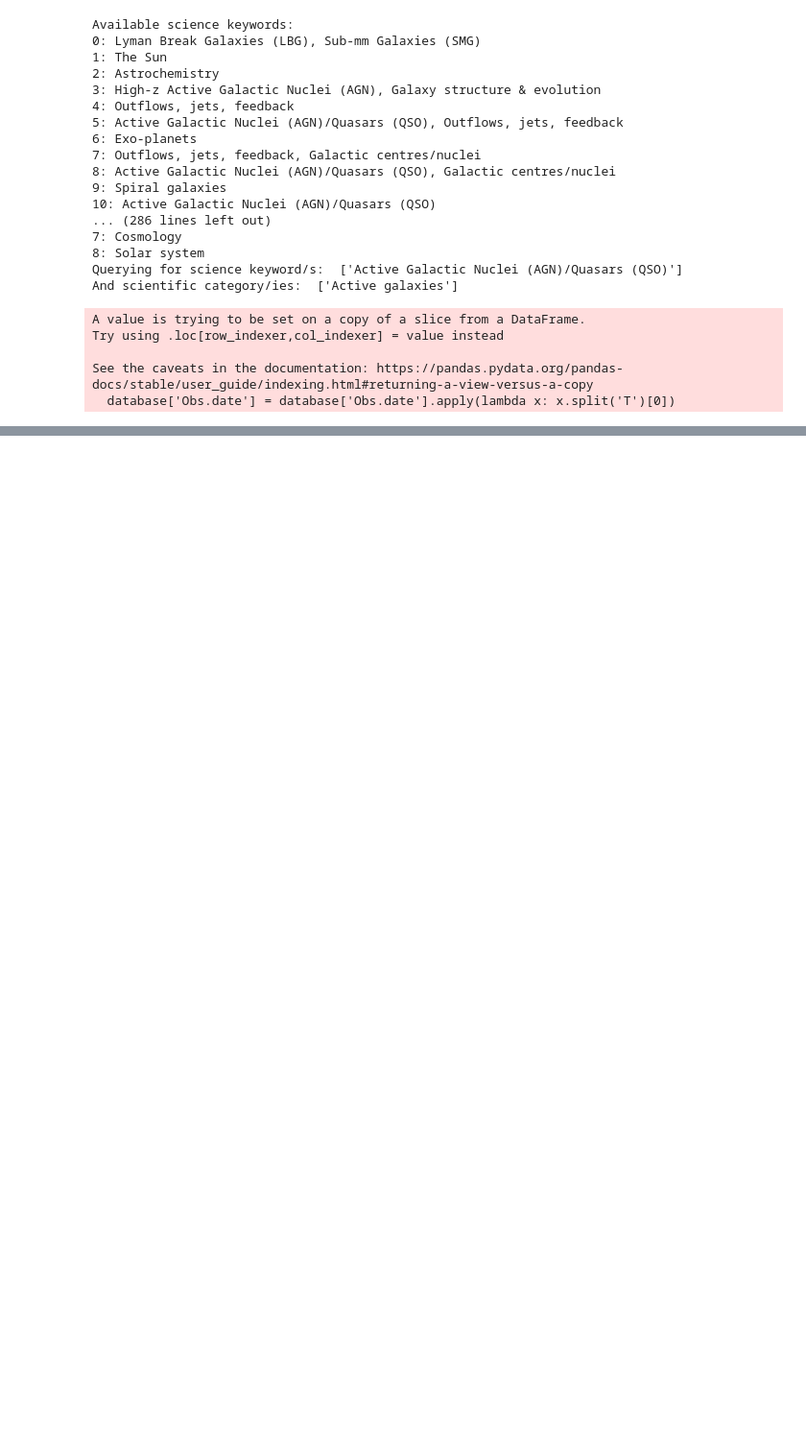
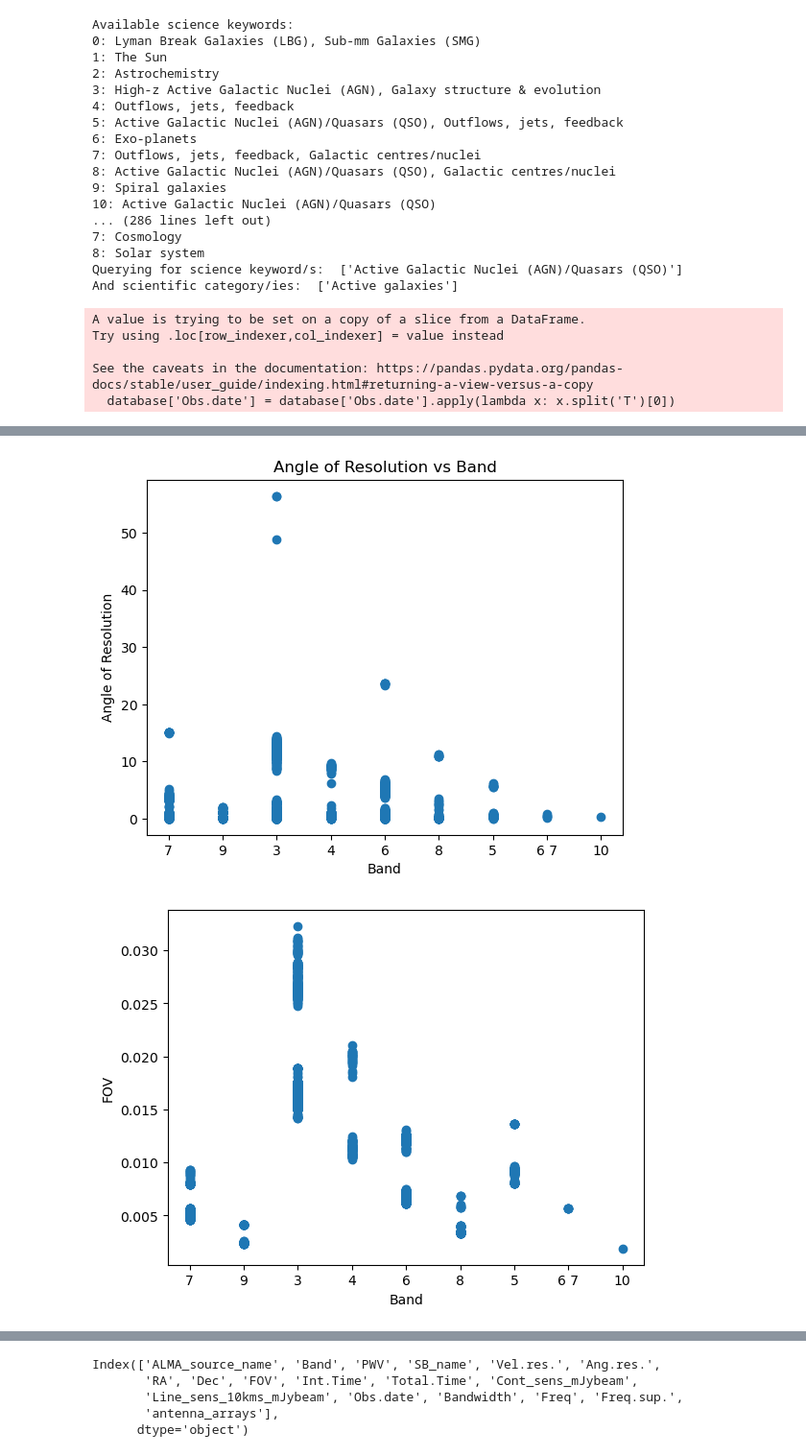
Before and after one commit to MicheleDelliVeneri/ALMASim, a Jupyter notebook: experimental/Prova Query.ipynb, the cells around one changed output, grey strips where cells are left out. Shown at 96% size. Cells and saved outputs as stored; diff of their text form; code cells hidden in the pictures; blank space fills up the shorter version.

```diff
--- a/experimental/Prova Query.ipynb
+++ b/experimental/Prova Query.ipynb
@@ -282,2 +281,27 @@ metadata.info
 
 [2399 rows x 18 columns]>
+# %%
+import pandas as pd
+import matplotlib.pyplot as plt
+df = pd.read_csv('C:\\Users\\lsann\\OneDrive - Università di Napoli Federico II\\Documents\GitHub\\ALMASim\\metadata\\Active_galaxies_metadata.csv')
+plt.scatter(df['Band'], df['Ang.res.'])
+plt.xlabel('Band')
+plt.ylabel('Angle of Resolution')
+plt.title('Angle of Resolution vs Band')
+plt.show()
+plt.scatter(df['Band'],df['FOV'])
+plt.xlabel('Band')
+plt.ylabel('FOV')
+plt.show()
+plt.scatter(df['Band'],df['Freq'])
+plt.xlabel('Band')
+plt.ylabel('Freq')
+plt.show()
+plt.scatter(df['Band'],df['Bandwidth'])
+plt.xlabel('Band')
+plt.ylabel('Bandwidth')
+plt.show()
+df.columns
+# %% [output]
+[figure, added]
+[figure, added]
@@ -283,0 +310,5 @@ metadata.info
+Index(['ALMA_source_name', 'Band', 'PWV', 'SB_name', 'Vel.res.', 'Ang.res.',
+       'RA', 'Dec', 'FOV', 'Int.Time', 'Total.Time', 'Cont_sens_mJybeam',
+       'Line_sens_10kms_mJybeam', 'Obs.date', 'Bandwidth', 'Freq', 'Freq.sup.',
+       'antenna_arrays'],
+      dtype='object')
```
Also changed, not shown: parts of 3 cells of this notebook, 1 other file.
